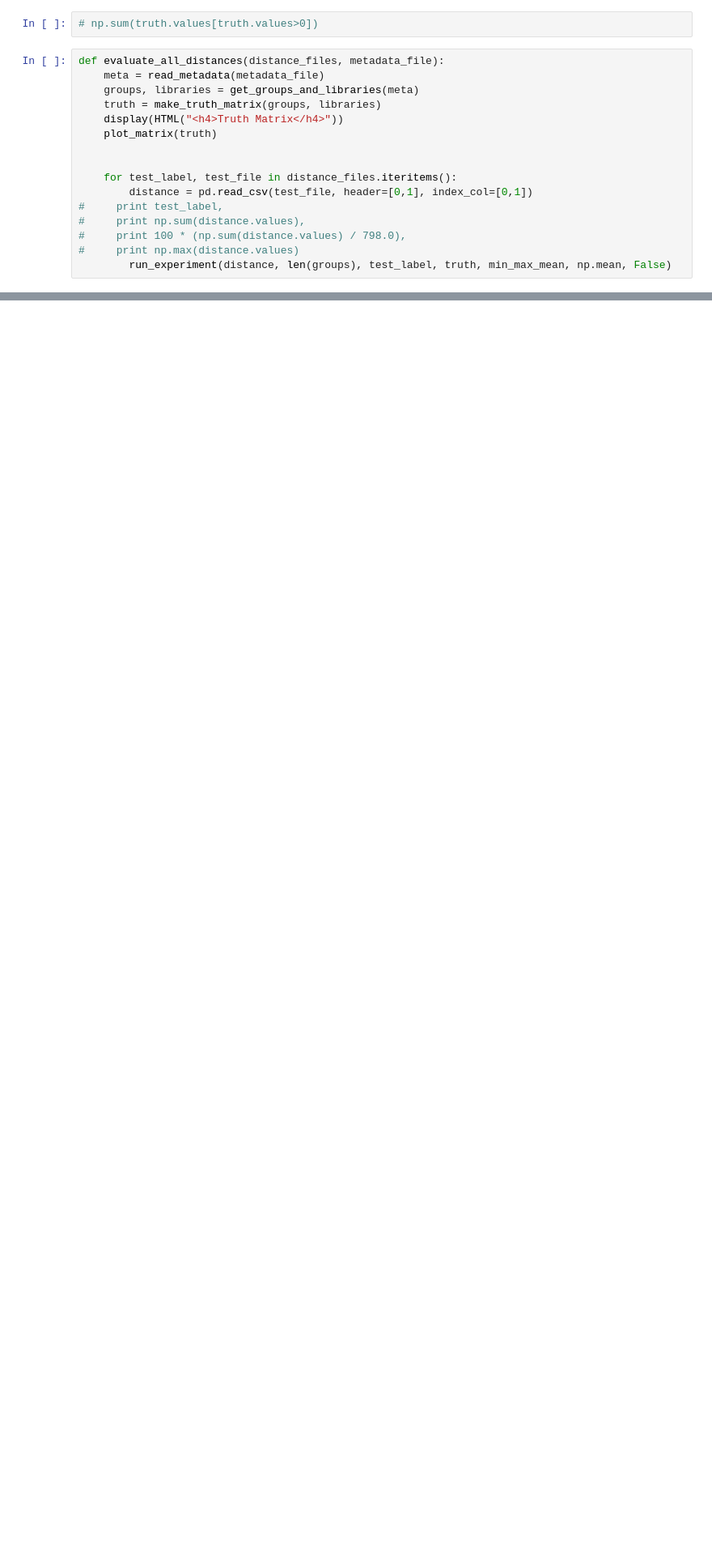
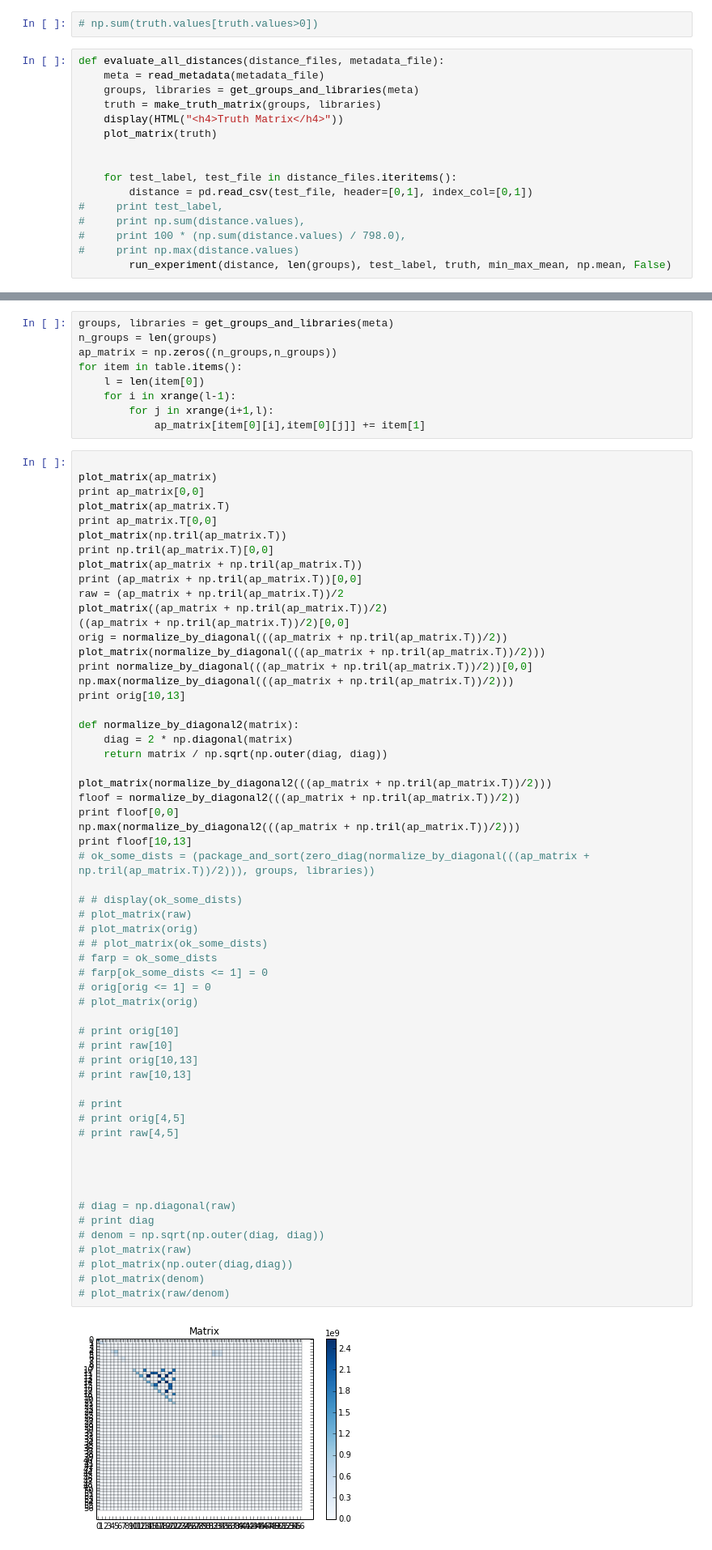
Before and after one commit to bradtaylor/thesis, a Jupyter notebook: evaluate_library_descrimination.ipynb, the cells around one changed output, grey strips where cells are left out. Shown at 81% size. Drawn from its saved outputs; the diff is of its cells as text; blank space fills up the shorter version.

```diff
--- a/evaluate_library_descrimination.ipynb
+++ b/evaluate_library_descrimination.ipynb
@@ -1040,0 +990,69 @@ array([10, 20, 30, 40,  3, 50])
+# %%
+groups, libraries = get_groups_and_libraries(meta)
+n_groups = len(groups)
+ap_matrix = np.zeros((n_groups,n_groups))
+for item in table.items():
+    l = len(item[0])
+    for i in xrange(l-1):
+        for j in xrange(i+1,l):
+            ap_matrix[item[0][i],item[0][j]] += item[1]
+# %%
+
+plot_matrix(ap_matrix)
+print ap_matrix[0,0]
+plot_matrix(ap_matrix.T)
+print ap_matrix.T[0,0]
+plot_matrix(np.tril(ap_matrix.T))
+print np.tril(ap_matrix.T)[0,0]
+plot_matrix(ap_matrix + np.tril(ap_matrix.T))
+print (ap_matrix + np.tril(ap_matrix.T))[0,0]
+raw = (ap_matrix + np.tril(ap_matrix.T))/2
+plot_matrix((ap_matrix + np.tril(ap_matrix.T))/2)
+((ap_matrix + np.tril(ap_matrix.T))/2)[0,0]
+orig = normalize_by_diagonal(((ap_matrix + np.tril(ap_matrix.T))/2))
+plot_matrix(normalize_by_diagonal(((ap_matrix + np.tril(ap_matrix.T))/2)))
+print normalize_by_diagonal(((ap_matrix + np.tril(ap_matrix.T))/2))[0,0]
+np.max(normalize_by_diagonal(((ap_matrix + np.tril(ap_matrix.T))/2)))
+print orig[10,13]
+
+def normalize_by_diagonal2(matrix):
+    diag = 2 * np.diagonal(matrix)
+    return matrix / np.sqrt(np.outer(diag, diag))
+
+plot_matrix(normalize_by_diagonal2(((ap_matrix + np.tril(ap_matrix.T))/2)))
+floof = normalize_by_diagonal2(((ap_matrix + np.tril(ap_matrix.T))/2))
+print floof[0,0]
+np.max(normalize_by_diagonal2(((ap_matrix + np.tril(ap_matrix.T))/2)))
+print floof[10,13]
+# ok_some_dists = (package_and_sort(zero_diag(normalize_by_diagonal(((ap_matrix + np.tril(ap_matrix.T))/2))), groups, libraries))
+
+# # display(ok_some_dists)
+# plot_matrix(raw)
+# plot_matrix(orig)
+# # plot_matrix(ok_some_dists)
+# farp = ok_some_dists
+# farp[ok_some_dists <= 1] = 0
+# orig[orig <= 1] = 0
+# plot_matrix(orig)
+
+# print orig[10]
+# print raw[10]
+# print orig[10,13]
+# print raw[10,13]
+
+# print
+# print orig[4,5]
+# print raw[4,5]
+
+
+
+
+# diag = np.diagonal(raw)
+# print diag
+# denom = np.sqrt(np.outer(diag, diag))
+# plot_matrix(raw)
+# plot_matrix(np.outer(diag,diag))
+# plot_matrix(denom)
+# plot_matrix(raw/denom)
+# %% [output]
+[figure, added]
```
Also changed, not shown: parts of 25 cells of this notebook, 2 other files.
